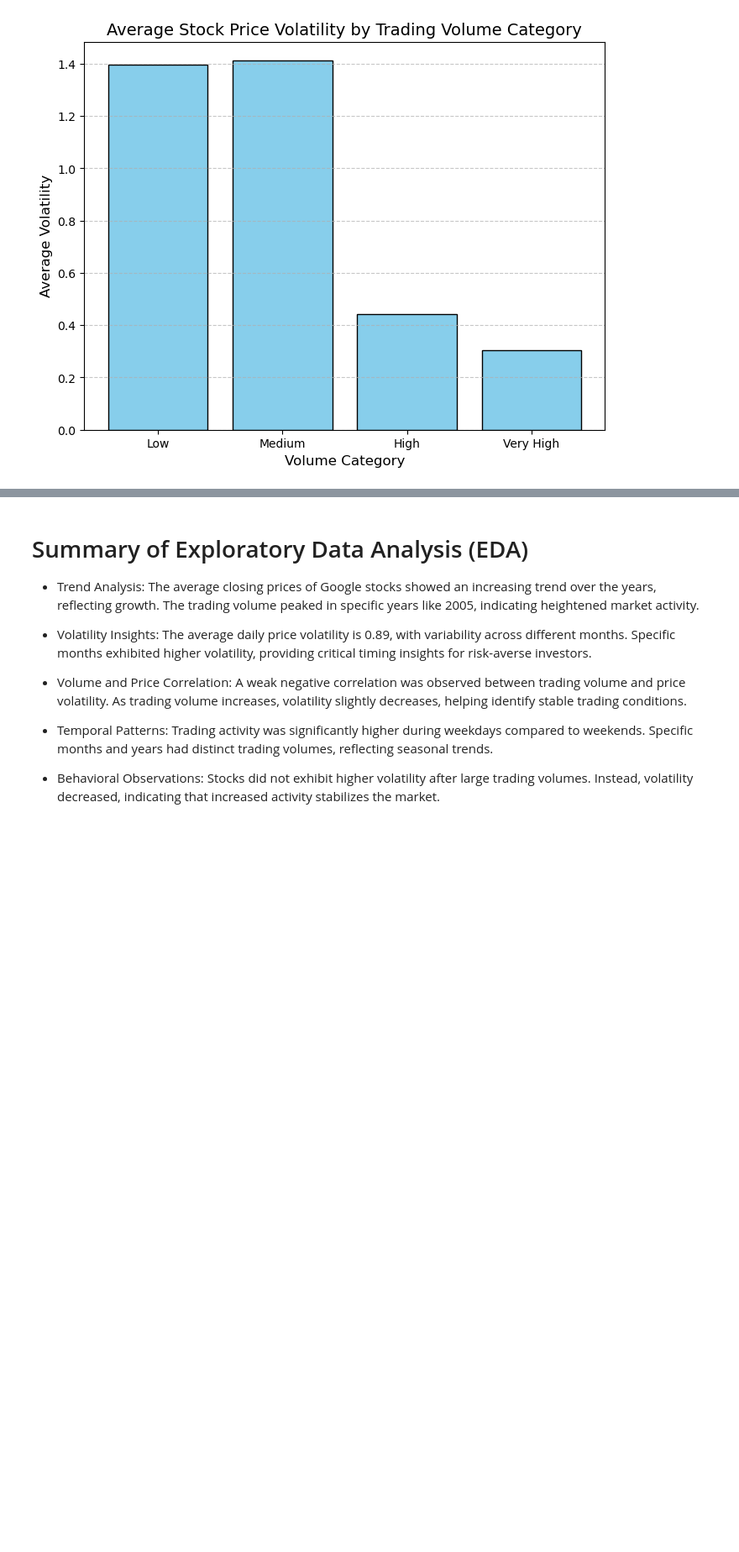
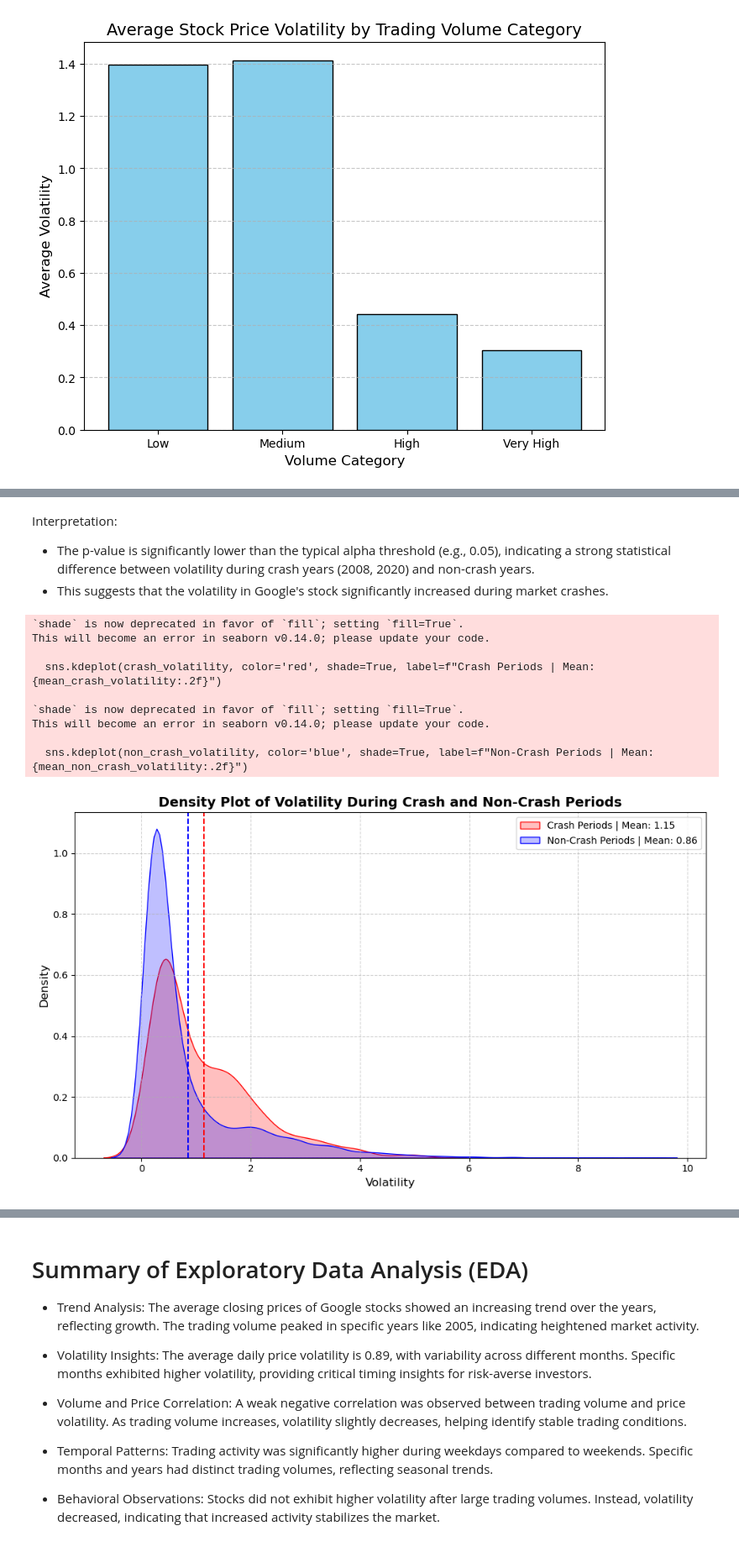
Before and after one commit to ElifSurucu/Google-Stock-Market-Data, a Jupyter notebook: Data_Analysiss_Notebook.ipynb, the cells around one changed output, grey strips where cells are left out. Shown at 84% size. Cells and saved outputs as stored; diff of their text form; code cells hidden in the pictures; blank space fills up the shorter version.

```diff
--- a/Data_Analysiss_Notebook.ipynb
+++ b/Data_Analysiss_Notebook.ipynb
@@ -725,0 +768,38 @@ plt.show()
+# %% [markdown]
+Interpretation:
+- The p-value is significantly lower than the typical alpha threshold (e.g., 0.05), indicating a strong statistical difference between volatility during crash years (2008, 2020) and non-crash years.
+- This suggests that the volatility in Google's stock significantly increased during market crashes.
+# %%
+mean_crash_volatility = crash_volatility.mean()
+mean_non_crash_volatility = non_crash_volatility.mean()
+
+# Create density plot
+plt.figure(figsize=(10, 6))
+sns.kdeplot(crash_volatility, color='red', shade=True, label=f"Crash Periods | Mean: {mean_crash_volatility:.2f}")
+sns.kdeplot(non_crash_volatility, color='blue', shade=True, label=f"Non-Crash Periods | Mean: {mean_non_crash_volatility:.2f}")
+
+# Add vertical lines for means
+plt.axvline(mean_crash_volatility, color='red', linestyle='--', linewidth=1.5)
+plt.axvline(mean_non_crash_volatility, color='blue', linestyle='--', linewidth=1.5)
+
+# Add labels and title
+plt.title("Density Plot of Volatility During Crash and Non-Crash Periods", fontsize=14, fontweight='bold')
+plt.xlabel("Volatility", fontsize=12)
+plt.ylabel("Density", fontsize=12)
+plt.legend(fontsize=10)
+plt.grid(linestyle='--', alpha=0.6)
+
+# Show plot
+plt.tight_layout()
+plt.show()
+# %% [output]
+`shade` is now deprecated in favor of `fill`; setting `fill=True`.
+This will become an error in seaborn v0.14.0; please update your code.
+
+  sns.kdeplot(crash_volatility, color='red', shade=True, label=f"Crash Periods | Mean: {mean_crash_volatility:.2f}")
+
+`shade` is now deprecated in favor of `fill`; setting `fill=True`.
+This will become an error in seaborn v0.14.0; please update your code.
+
+  sns.kdeplot(non_crash_volatility, color='blue', shade=True, label=f"Non-Crash Periods | Mean: {mean_non_crash_volatility:.2f}")
+[figure, added]
```
Also changed, not shown: parts of 7 cells of this notebook, 2 other files.
